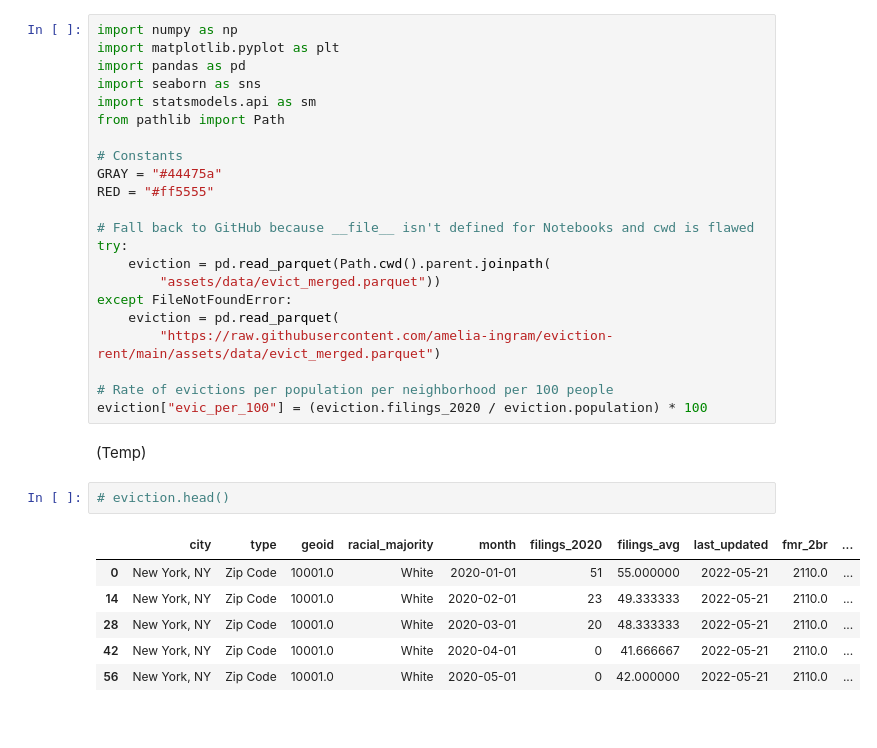
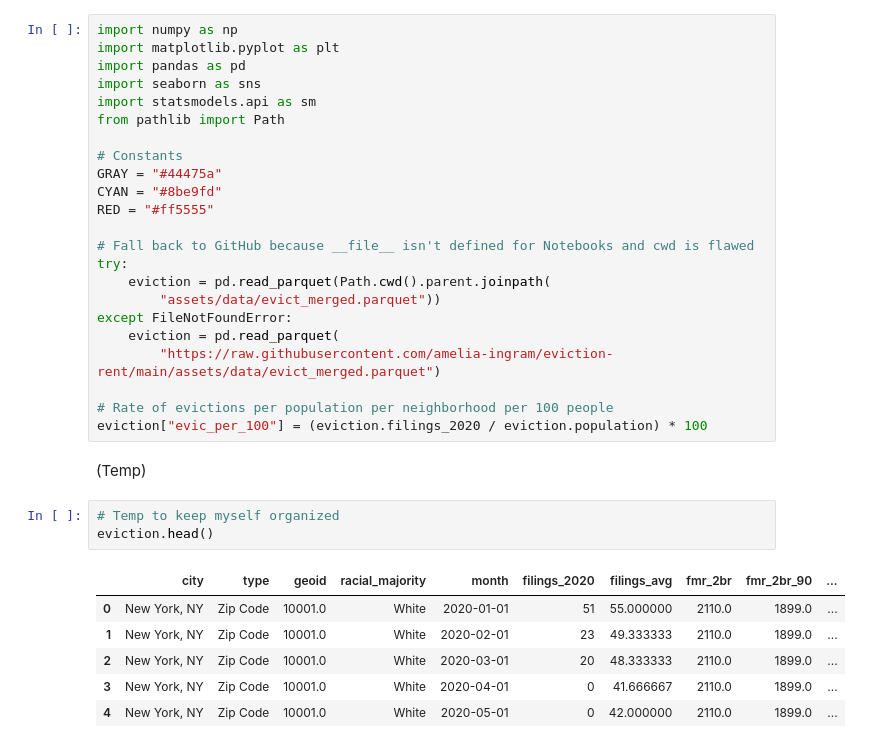
Before and after one commit to amelia-ingram/eviction-rent, a Jupyter notebook: eviction_analysis/analysis.ipynb, the cells around one changed output. Cells and saved outputs as stored; diff of their text form.

```diff
--- a/eviction_analysis/analysis.ipynb
+++ b/eviction_analysis/analysis.ipynb
@@ -41,6 +40,7 @@ from pathlib import Path
 
 # Constants
 GRAY = "#44475a"
+CYAN = "#8be9fd"
 RED = "#ff5555"
 
 # Fall back to GitHub because __file__ isn't defined for Notebooks and cwd is flawed
@@ -56,12 +56,13 @@ eviction["evic_per_100"] = (eviction.filings_2020 / eviction.population) * 100
 # %% [markdown]
 (Temp)
 # %%
-# eviction.head()
+# Temp to keep myself organized
+eviction.head()
 # %% [output]
-|  | city | type | geoid | racial_majority | month | filings_2020 | filings_avg | last_updated | fmr_2br | ... |
-| 0 | New York, NY | Zip Code | 10001.0 | White | 2020-01-01 | 51 | 55.000000 | 2022-05-21 | 2110.0 | ... |
-| 14 | New York, NY | Zip Code | 10001.0 | White | 2020-02-01 | 23 | 49.333333 | 2022-05-21 | 2110.0 | ... |
-| 28 | New York, NY | Zip Code | 10001.0 | White | 2020-03-01 | 20 | 48.333333 | 2022-05-21 | 2110.0 | ... |
-| 42 | New York, NY | Zip Code | 10001.0 | White | 2020-04-01 | 0 | 41.666667 | 2022-05-21 | 2110.0 | ... |
-| 56 | New York, NY | Zip Code | 10001.0 | White | 2020-05-01 | 0 | 42.000000 | 2022-05-21 | 2110.0 | ... |
+|  | city | type | geoid | racial_majority | month | filings_2020 | filings_avg | fmr_2br | fmr_2br_90 | ... |
+| 0 | New York, NY | Zip Code | 10001.0 | White | 2020-01-01 | 51 | 55.000000 | 2110.0 | 1899.0 | ... |
+| 1 | New York, NY | Zip Code | 10001.0 | White | 2020-02-01 | 23 | 49.333333 | 2110.0 | 1899.0 | ... |
+| 2 | New York, NY | Zip Code | 10001.0 | White | 2020-03-01 | 20 | 48.333333 | 2110.0 | 1899.0 | ... |
+| 3 | New York, NY | Zip Code | 10001.0 | White | 2020-04-01 | 0 | 41.666667 | 2110.0 | 1899.0 | ... |
+| 4 | New York, NY | Zip Code | 10001.0 | White | 2020-05-01 | 0 | 42.000000 | 2110.0 | 1899.0 | ... |
 # %%
```
Also changed, not shown: parts of 4 cells of this notebook.
